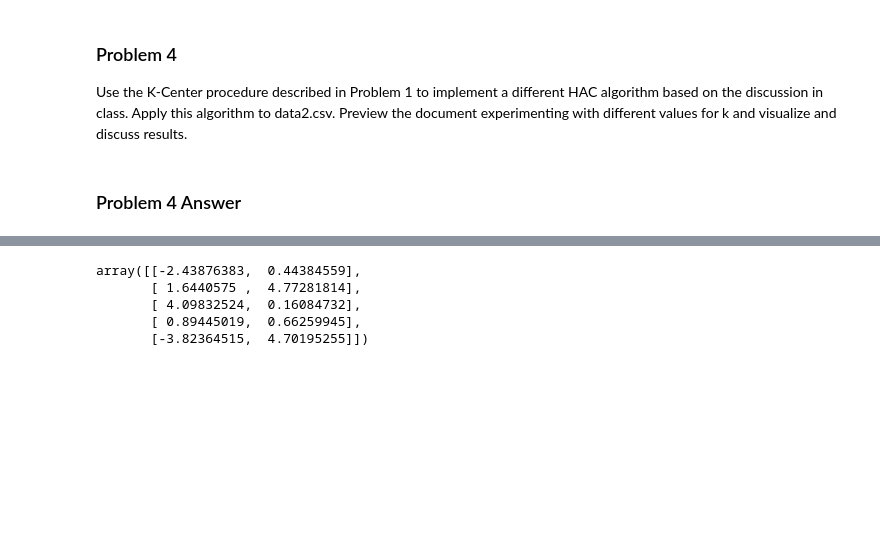
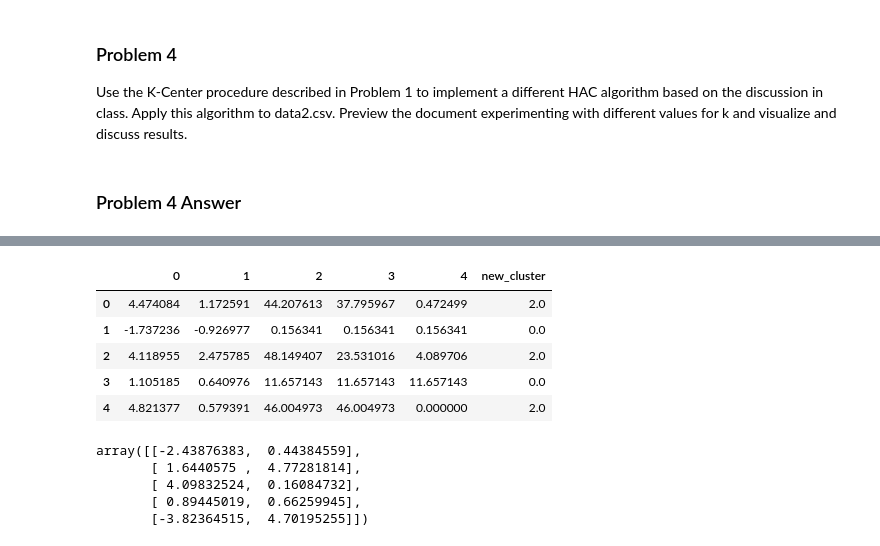
Before and after one commit to kcstauffer21/CS6180_Clustering, a Jupyter notebook: Assignment 1/Assignment1_KCS.ipynb, the cells around one changed output, grey strips where cells are left out. Drawn from its saved outputs; the diff is of its cells as text; code cells hidden in the pictures; blank space fills up the shorter version.

```diff
--- a/Assignment 1/Assignment1_KCS.ipynb
+++ b/Assignment 1/Assignment1_KCS.ipynb
@@ -329,0 +332,9 @@ array([[-2.43876383,  0.44384559],
+# %%
+data.head()
+# %% [output]
+|  | 0 | 1 | 2 | 3 | 4 | new_cluster |
+| 0 | 4.474084 | 1.172591 | 44.207613 | 37.795967 | 0.472499 | 2.0 |
+| 1 | -1.737236 | -0.926977 | 0.156341 | 0.156341 | 0.156341 | 0.0 |
+| 2 | 4.118955 | 2.475785 | 48.149407 | 23.531016 | 4.089706 | 2.0 |
+| 3 | 1.105185 | 0.640976 | 11.657143 | 11.657143 | 11.657143 | 0.0 |
+| 4 | 4.821377 | 0.579391 | 46.004973 | 46.004973 | 0.000000 | 2.0 |
```
Also changed, not shown: parts of 6 cells of this notebook.
